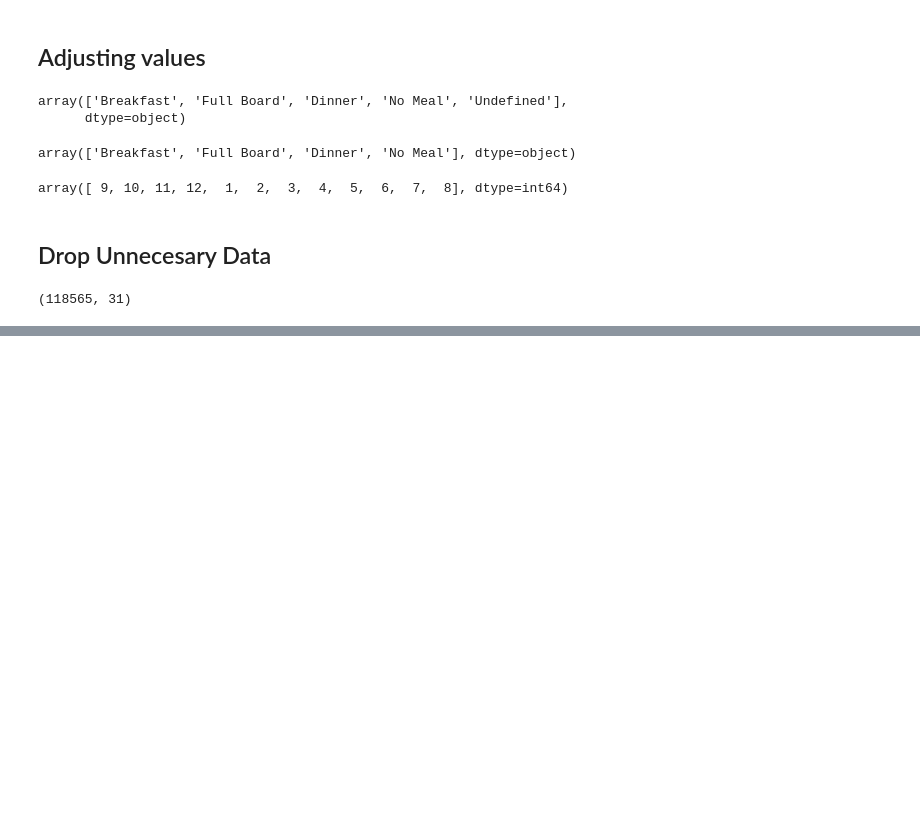
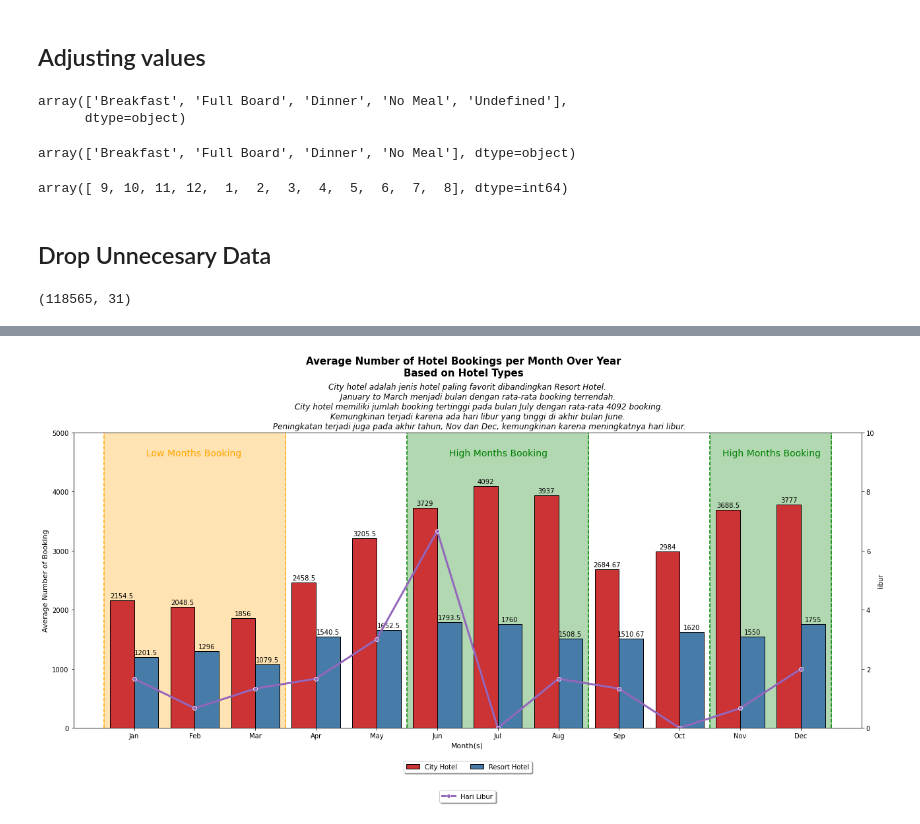
Before and after one commit to jarni66/investigate_hotel_business_data_visualization, a Jupyter notebook: mp_datavis.ipynb, the cells around one changed output, grey strips where cells are left out. Cells and saved outputs as stored; diff of their text form; code cells hidden in the pictures; blank space fills up the shorter version.

```diff
--- a/mp_datavis.ipynb
+++ b/mp_datavis.ipynb
@@ -125,0 +138,5 @@ investigate_hotel_business_data_visualization
+# %%
+dfg = df.groupby(['hotel','arrival_date_year','arrival_date_month'])[['is_canceled']].count()
+dfg = dfg.reset_index()
+dfg =dfg.rename(columns={'arrival_date_year':'year','arrival_date_month':'month','is_canceled':'order'})
+dfg.head()
@@ -125,0 +150,3 @@ investigate_hotel_business_data_visualization
+# %%
+dfg_mon_order = dfg.groupby(['hotel','month'])[['order']].mean().reset_index()
+dfg_mon_order.head()
@@ -125,0 +160,55 @@ investigate_hotel_business_data_visualization
+# %%
+#External data hari libur 2017 - 2019
+libur = pd.read_csv('libur.csv')
+libur = libur.fillna(0)
+libur = libur.groupby('bulan')[['libur']].mean().reset_index()
+# %%
+fig, ax = plt.subplots(figsize=(18,10))
+plt.suptitle("Average Number of Hotel Bookings per Month Over Year\nBased on Hotel Types", fontsize=15, color='black', weight='bold')
+plt.title( fontsize=12, fontstyle='italic',
+         label="""City hotel adalah jenis hotel paling favorit dibandingkan Resort Hotel.
+         January to March menjadi bulan dengan rata-rata booking terrendah.
+         City hotel memiliki jumlah booking tertinggi pada bulan July dengan rata-rata 4092 booking.
+         Kemungkinan terjadi karena ada hari libur yang tinggi di akhir bulan June.
+         Peningkatan terjadi juga pada akhir tahun, Nov dan Dec, kemungkinan karena meningkatnya hari libur.""")
+sns.barplot(data=dfg_mon_order,x='month',y='order',hue='hotel',edgecolor='black', palette='Set1',ax=ax)
+
+
+plt.xlabel('Month(s)', fontsize=11)
+plt.xticks(np.arange(12), ['Jan', 'Feb', 'Mar', 'Apr', 'May', 'Jun', 'Jul', 'Aug', 'Sep', 'Oct', 'Nov', 'Dec'])
+plt.ylabel('Average Number of Booking', fontsize=11)
+plt.ylim(0, 5000)
+plt.xlim(-1, 12)
+plt.bar_label(ax.containers[0], padding=2)
+plt.bar_label(ax.containers[1], padding=2)
+
+plt.axvline(2.5, ls='--', color='orange')
+plt.axvline(-0.5, ls='--', color='orange')
+plt.stackplot(np.arange(-0.5,3.5), [[5000]], color='orange', alpha=0.3)
+plt.text(x=0.2, y=4650, s='Low Months Booking', fontsize=14, color='orange', va='center')
+
+plt.axvline(4.5, ls='--', color='green')
+plt.axvline(7.5, ls='--', color='green')
+plt.stackplot(np.arange(4.5,8.5), [[5000]], color='green', alpha=0.3)
+plt.axvline(11.5, ls='--', color='green')
+plt.axvline(9.5, ls='--', color='green')
+plt.stackplot(np.arange(9.5,12.5), [[5000]], color='green', alpha=0.3)
+plt.text(x=5.2, y=4650, s='High Months Booking', fontsize=14, color='green', va='center')
+plt.text(x=9.7, y=4650, s='High Months Booking', fontsize=14, color='green', va='center')
+
+sns.despine()
+plt.legend(loc='upper center', bbox_to_anchor=(0.5, -0.1),
+          fancybox=True, shadow=True, ncol=5)
+
+ax1 = ax.twinx()
+sns.lineplot(data=libur,x=libur.index,y='libur',color='C4',label='Hari Libur',marker='o',linewidth=3)
+plt.ylim(0,10)
+plt.legend(loc='upper center', bbox_to_anchor=(0.5, -0.2),
+          fancybox=True, shadow=True, ncol=5)
+
+plt.tight_layout()
+
+plt.savefig('months_booking_summary.jpg', dpi=400)
+plt.show()
+# %% [output]
+[figure, added]
```
Also changed, not shown: parts of 25 cells of this notebook.
